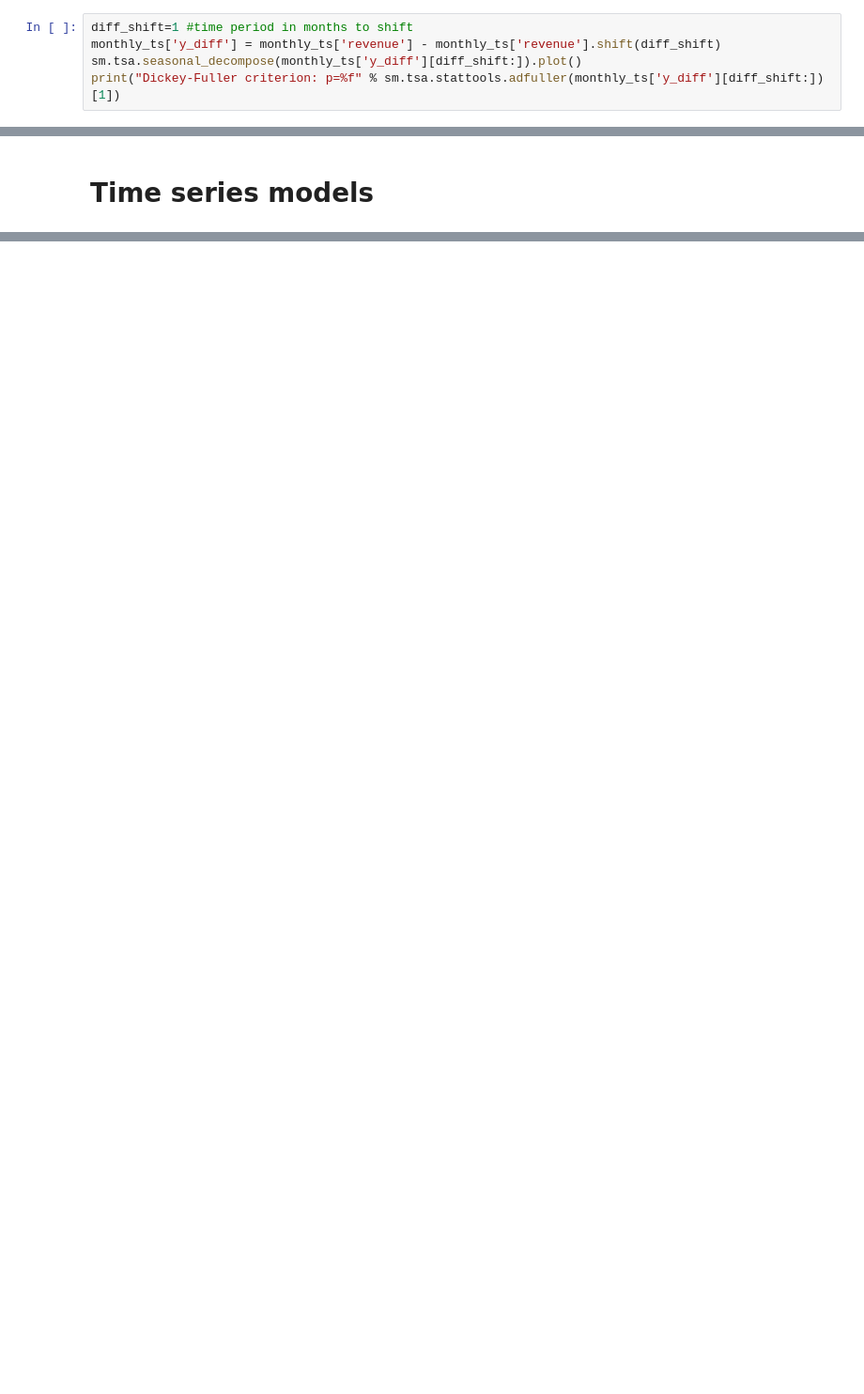
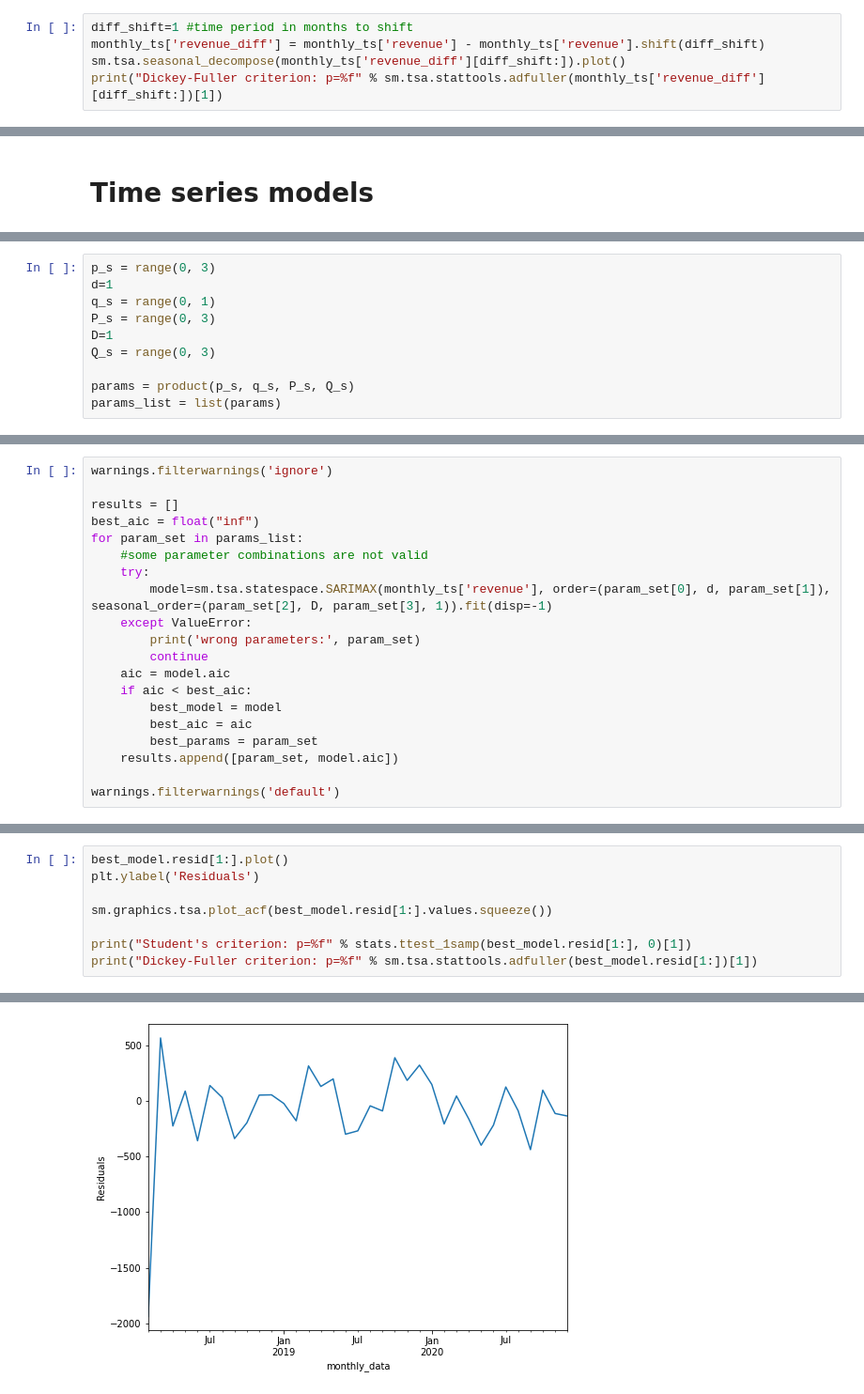
Before and after one commit to llcorrea/time_series_forecasting, a Jupyter notebook: Time_series_forecasting.ipynb, the cells around one changed output, grey strips where cells are left out. Shown: that part at 94% size. Drawn from its saved outputs; the diff is of its cells as text; blank space fills up the shorter version.

```diff
--- a/Time_series_forecasting.ipynb
+++ b/Time_series_forecasting.ipynb
@@ -255,8 +274,8 @@ Dickey-Fuller criterion: p=0.149991
 # %%
 diff_shift=1 #time period in months to shift
-monthly_ts['y_diff'] = monthly_ts['revenue'] - monthly_ts['revenue'].shift(diff_shift)
-sm.tsa.seasonal_decompose(monthly_ts['y_diff'][diff_shift:]).plot()
-print("Dickey-Fuller criterion: p=%f" % sm.tsa.stattools.adfuller(monthly_ts['y_diff'][diff_shift:])[1])
+monthly_ts['revenue_diff'] = monthly_ts['revenue'] - monthly_ts['revenue'].shift(diff_shift)
+sm.tsa.seasonal_decompose(monthly_ts['revenue_diff'][diff_shift:]).plot()
+print("Dickey-Fuller criterion: p=%f" % sm.tsa.stattools.adfuller(monthly_ts['revenue_diff'][diff_shift:])[1])
 # %% [output]
 Dickey-Fuller criterion: p=0.000000
 [figure]
@@ -264,0 +342,10 @@ Dickey-Fuller criterion: p=0.000000
+# %%
+p_s = range(0, 3)
+d=1
+q_s = range(0, 1)
+P_s = range(0, 3)
+D=1
+Q_s = range(0, 3)
+
+params = product(p_s, q_s, P_s, Q_s)
+params_list = list(params)
@@ -264,0 +354,20 @@ Dickey-Fuller criterion: p=0.000000
+# %%
+warnings.filterwarnings('ignore')
+
+results = []
+best_aic = float("inf")
+for param_set in params_list:
+    #some parameter combinations are not valid
+    try:
+        model=sm.tsa.statespace.SARIMAX(monthly_ts['revenue'], order=(param_set[0], d, param_set[1]), seasonal_order=(param_set[2], D, param_set[3], 1)).fit(disp=-1)
+    except ValueError:
+        print('wrong parameters:', param_set)
+        continue
+    aic = model.aic
+    if aic < best_aic:
+        best_model = model
+        best_aic = aic
+        best_params = param_set
+    results.append([param_set, model.aic])
+
+warnings.filterwarnings('default')
@@ -264,0 +411,9 @@ Dickey-Fuller criterion: p=0.000000
+# %%
+best_model.resid[1:].plot()
+plt.ylabel('Residuals')
+
+sm.graphics.tsa.plot_acf(best_model.resid[1:].values.squeeze())
+
+print("Student's criterion: p=%f" % stats.ttest_1samp(best_model.resid[1:], 0)[1])
+print("Dickey-Fuller criterion: p=%f" % sm.tsa.stattools.adfuller(best_model.resid[1:])[1])
+# %% [output]
@@ -264,0 +422 @@ Dickey-Fuller criterion: p=0.000000
+[figure, added]
```
Also changed, not shown: parts of 25 cells of this notebook.
